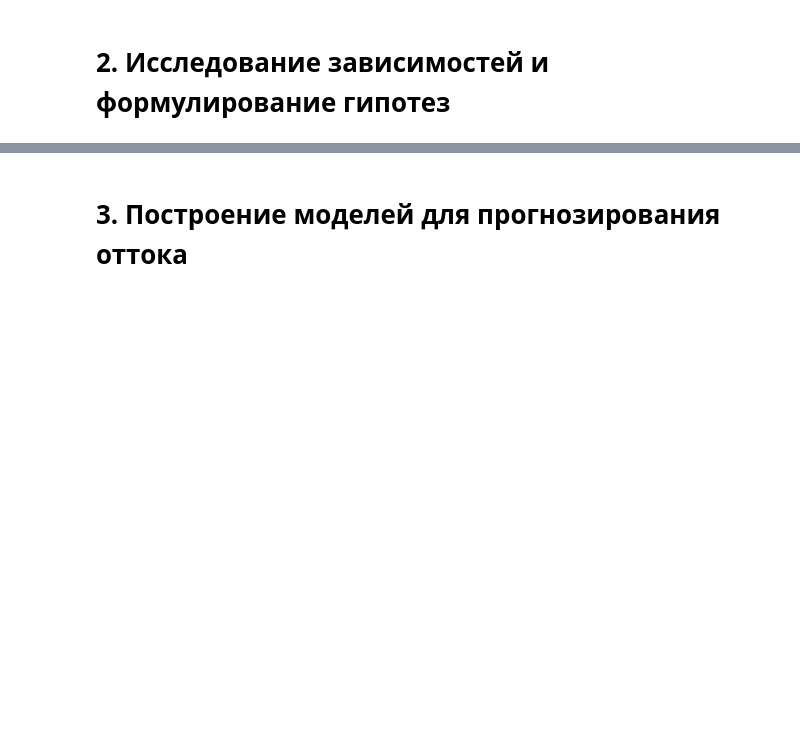
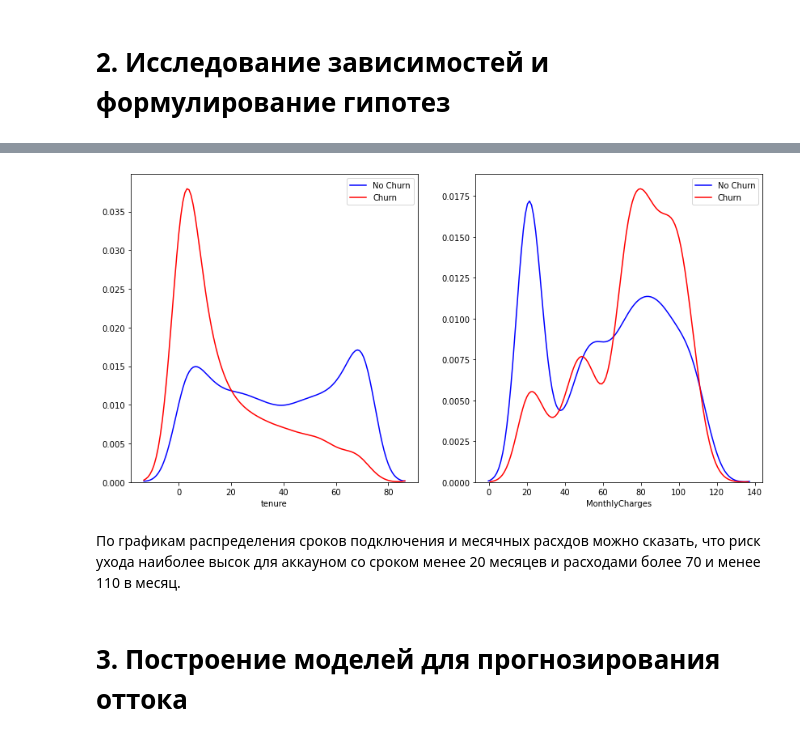
Before and after one commit to vegorovmsk/project_3_ml_beginner_level, a Jupyter notebook: Coursework_ML.ipynb, the cells around one changed output, grey strips where cells are left out. Drawn from its saved outputs; the diff is of its cells as text; code cells hidden in the pictures; blank space fills up the shorter version.

```diff
--- a/Coursework_ML.ipynb
+++ b/Coursework_ML.ipynb
@@ -75,0 +242,16 @@ _________
+# %%
+# Добавим несколько признаков на основе свойств аккаунта
+
+df['monthly_payments'] = df['Contract'].apply(lambda x: 1 if x == 'Month-to-month' else 0)
+df['electronic_check'] = df['PaymentMethod'].apply(lambda x: 1 if x == 'Electronic check' else 0)
+# %%
+fig, axes = plt.subplots(1, 2, figsize=(14, 7))
+for ax, feat in zip(axes.flatten(), ['tenure', 'MonthlyCharges']):
+    sns.distplot(df[df['Churn'] == 'No'][feat], hist=False, bins=10, color='b', ax=ax, label='No Churn')
+    sns.distplot(df[df['Churn'] == 'Yes'][feat], hist=False, bins=10, color='r', ax=ax, label='Churn')
+#     plt.legend()
+plt.show()
+# %% [output]
+[figure, added]
+# %% [markdown]
+По графикам распределения сроков подключения и месячных расхдов можно сказать, что риск ухода наиболее высок для аккауном со сроком менее 20 месяцев и расходами более 70 и менее 110 в месяц.
```
Also changed, not shown: parts of 42 cells of this notebook.
